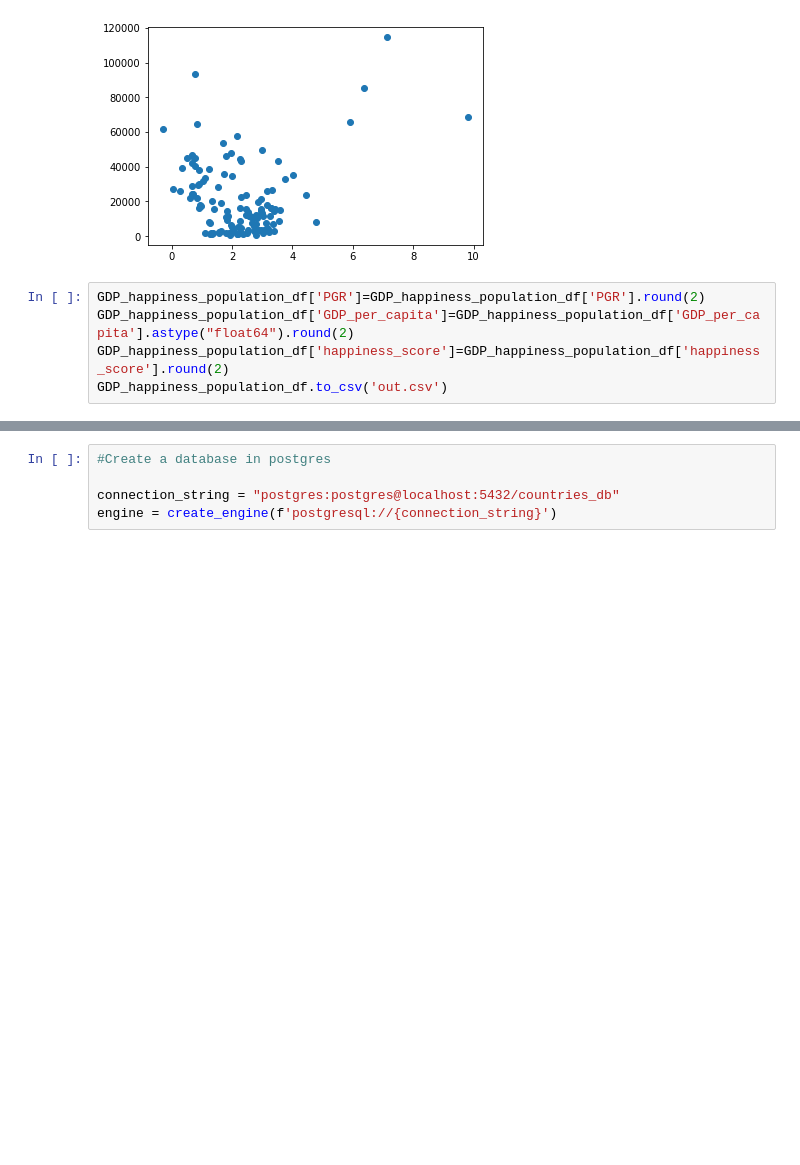
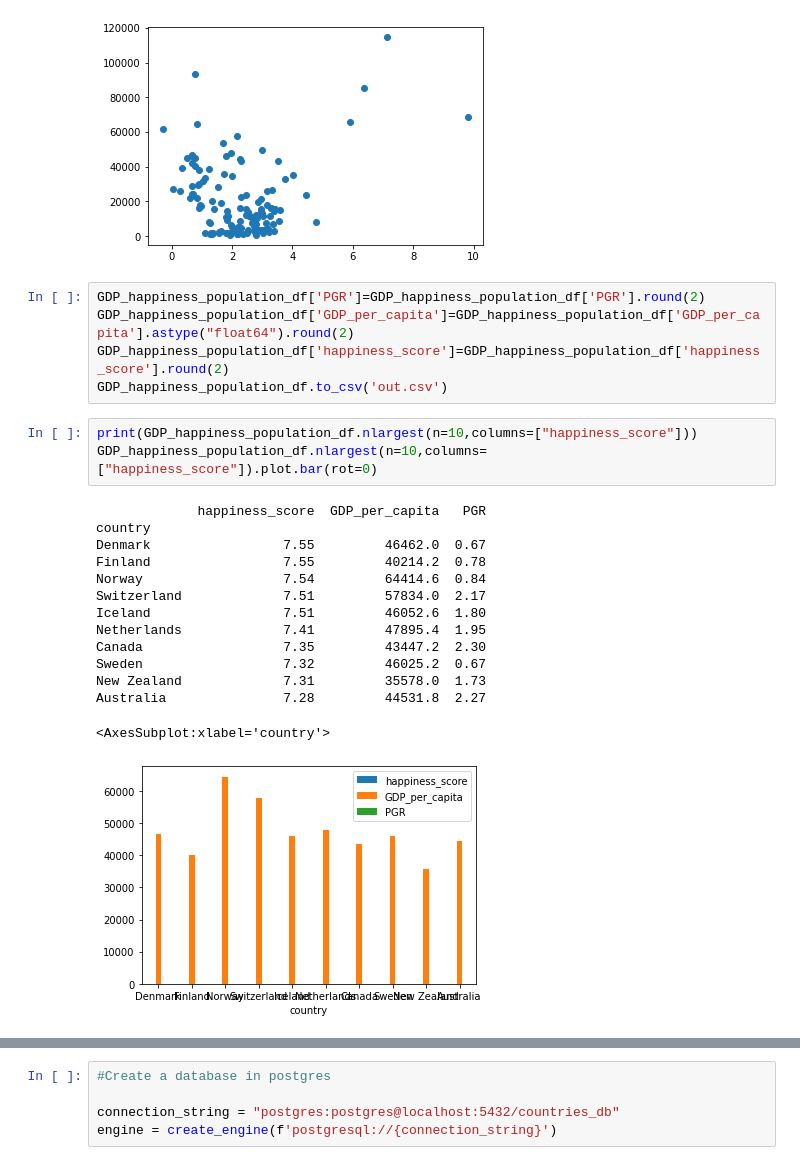
Before and after one commit to prisp90/IS-Project-2, a Jupyter notebook: IS-Project-2.ipynb, the cells around one changed output, grey strips where cells are left out. Drawn from its saved outputs; the diff is of its cells as text; blank space fills up the shorter version.

```diff
--- a/IS-Project-2.ipynb
+++ b/IS-Project-2.ipynb
@@ -268,3 +268,21 @@ GDP_happiness_population_df['PGR']=GDP_happiness_population_df['PGR'].round(2)
 GDP_happiness_population_df['GDP_per_capita']=GDP_happiness_population_df['GDP_per_capita'].astype("float64").round(2)
 GDP_happiness_population_df['happiness_score']=GDP_happiness_population_df['happiness_score'].round(2)
 GDP_happiness_population_df.to_csv('out.csv')
+# %%
+print(GDP_happiness_population_df.nlargest(n=10,columns=["happiness_score"]))
+GDP_happiness_population_df.nlargest(n=10,columns=["happiness_score"]).plot.bar(rot=0)
+# %% [output]
+             happiness_score  GDP_per_capita   PGR
+country
+Denmark                 7.55         46462.0  0.67
+Finland                 7.55         40214.2  0.78
+Norway                  7.54         64414.6  0.84
+Switzerland             7.51         57834.0  2.17
+Iceland                 7.51         46052.6  1.80
+Netherlands             7.41         47895.4  1.95
+Canada                  7.35         43447.2  2.30
+Sweden                  7.32         46025.2  0.67
+New Zealand             7.31         35578.0  1.73
+Australia               7.28         44531.8  2.27
+<AxesSubplot:xlabel='country'>
+[figure, added]
```
Also changed, not shown: parts of 3 cells of this notebook.
